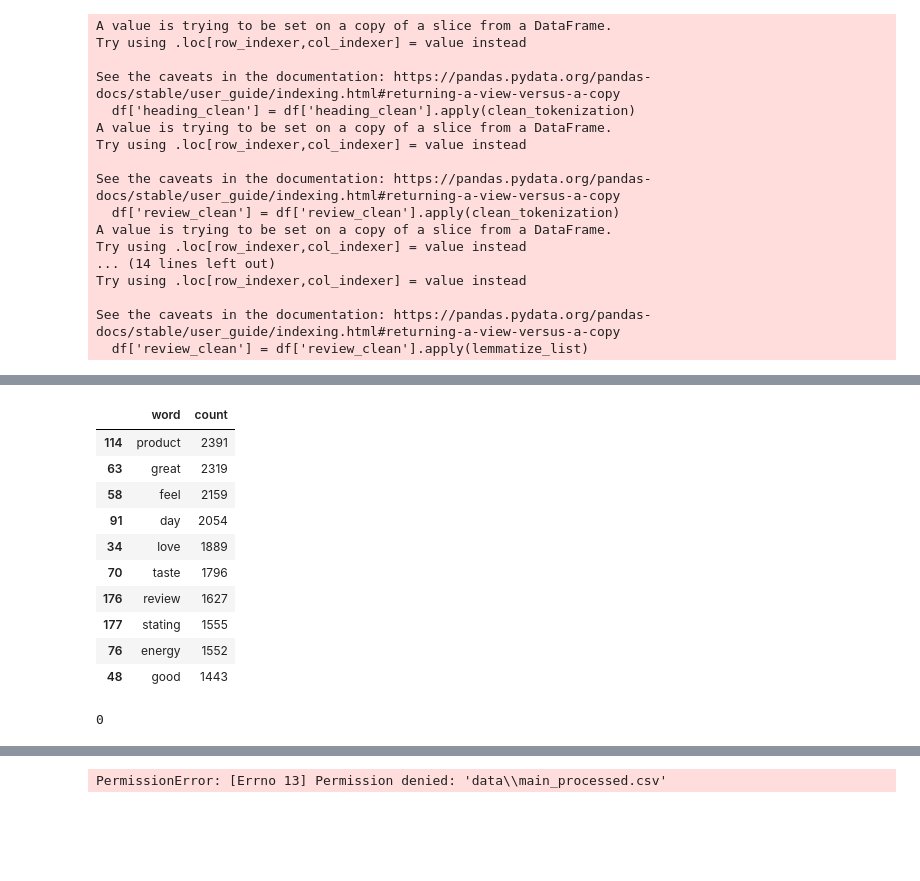
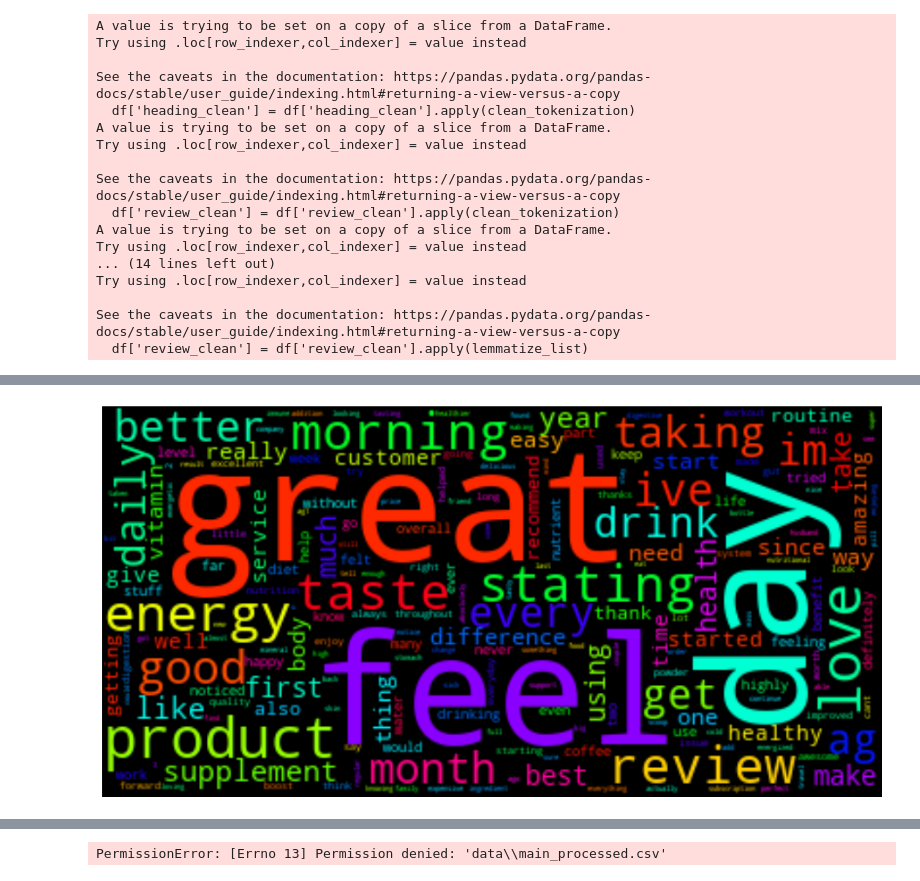
Before and after one commit to pratijayguha/ecommerceReviewsAnalysis, a Jupyter notebook: dataPreProcessing - WIP.ipynb, the cells around one changed output, grey strips where cells are left out. Cells and saved outputs as stored; diff of their text form; code cells hidden in the pictures; blank space fills up the shorter version.

```diff
--- a/dataPreProcessing - WIP.ipynb
+++ b/dataPreProcessing - WIP.ipynb
@@ -162,9 +162,3 @@ df.head(10)
 | 7 | Tyler C. | 3.0 star rating | 12/22/21 | good | i do like ag1 however the amount ... | 3.0 | 2021-12-22 | 1 | 33 | ... |
 | 8 | OLIVER S. | 2.0 star rating | 12/22/21 | nice product but too expensive | cost value relationship not good.... | 2.0 | 2021-12-22 | 5 | 36 | ... |
 | 9 | Zorawar B. | 5.0 star rating | 12/22/21 | amazing product | amazing product | 5.0 | 2021-12-22 | 2 | 2 | ... |
-# %%
-list_words = []
-
-for index, row in df.iterrows():
-    for item in row['review_clean']:
-        list_words.append(item)
@@ -186,39 +165,28 @@ for index, row in df.iterrows():
 # %%
-list_words
+list_words = []
+
+for index, row in df[df['rating_num']==5].iterrows():
+    for item in row['review_clean']:
+        list_words.append(item)
 
 from collections import Counter
 dictionary=Counter(list_words)
 import matplotlib.pyplot as plt
 from wordcloud import WordCloud
 
 
 df_words = pd.DataFrame.from_dict(dictionary, orient='index').reset_index()
 df_words.rename(columns={'index': 'word', 0 : 'count'}, inplace=True)
 
 df_words.sort_values(by='count', ascending=False, inplace=True)
 
-df_words.head(10)
 
 # plt.plot(df_words['word'], df_words['count'])
 # plt.show()
-# cloud = WordCloud(max_font_size=80,colormap="hsv").generate_from_frequencies(dictionary)
-# plt.figure(figsize=(16,12))
-# plt.imshow(cloud, interpolation='bilinear')
-# plt.axis('off')
-# plt.show()
+cloud = WordCloud(max_font_size=80,colormap="hsv").generate_from_frequencies(dictionary)
+plt.figure(figsize=(16,12))
+plt.imshow(cloud, interpolation='bilinear')
+plt.axis('off')
+plt.show()
 # %% [output]
-|  | word | count |
-| 114 | product | 2391 |
-| 63 | great | 2319 |
-| 58 | feel | 2159 |
-| 91 | day | 2054 |
-| 34 | love | 1889 |
-| 70 | taste | 1796 |
-| 176 | review | 1627 |
-| 177 | stating | 1555 |
-| 76 | energy | 1552 |
-| 48 | good | 1443 |
+[figure, added]
-# %%
-dictionary['moreread']
-# %% [output]
-0
```
Also changed, not shown: parts of 4 cells of this notebook.
